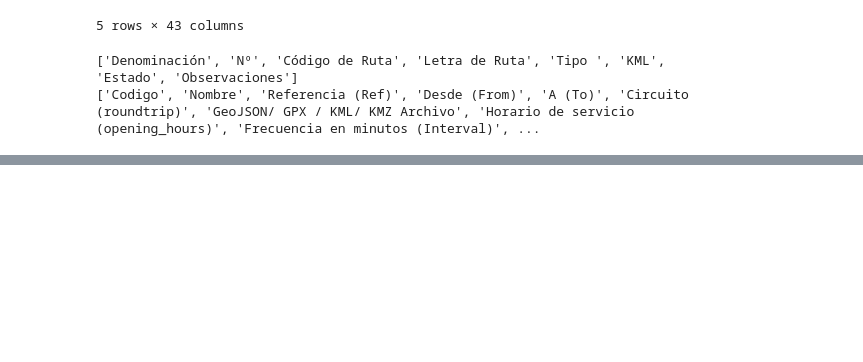
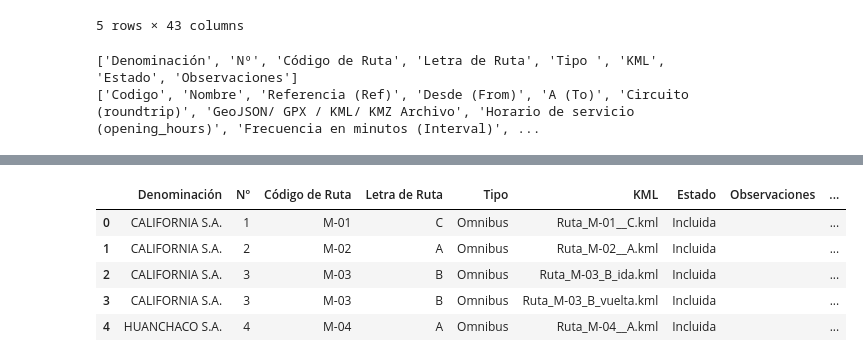
Before and after one commit to leoguti/route-compare, a Jupyter notebook: notebooks/notebooks00_setup.ipynb, the cells around one changed output, grey strips where cells are left out. Saved outputs shown, nothing was run; the diff lists cells and outputs as text; code cells hidden in the pictures; blank space fills up the shorter version.

```diff
--- a/notebooks/notebooks00_setup.ipynb
+++ b/notebooks/notebooks00_setup.ipynb
@@ -164,0 +633,84 @@ print(list(datos_2024_df.columns))
+# %%
+import difflib
+
+# Initialize empty lists to store the results
+match_status = []
+matched_codigo = []
+matched_nombre = []
+matched_operador = []
+suggestions = []
+
+# Define a similarity threshold for fuzzy matching
+similarity_threshold = 0.75
+
+# Create a dictionary for faster lookup of datos2024_norm data by normalized code
+datos2024_norm_dict = datos2024_norm.set_index('codigo_norm_2024').to_dict(orient='records')
+datos2024_norm_codes = datos2024_norm['codigo_norm_2024'].dropna().unique().tolist()
+
+# Iterate through each row of listado_v2_df
+for index, row in listado_v2_df.iterrows():
+    code_listado = row['codigo_norm_listado']
+
+    current_match_status = ''
+    current_matched_codigo = ''
+    current_matched_nombre = ''
+    current_matched_operador = ''
+    current_suggestion = ''
+
+    # 5a. Attempt an exact match
+    exact_match_df = datos2024_norm[datos2024_norm['codigo_norm_2024'] == code_listado]
+
+    if not exact_match_df.empty:
+        # 5b. If an exact match is found
+        current_match_status = 'MATCH_EXACTO'
+        # Take the first exact match if multiple exist (unlikely for unique codes, but good practice)
+        matched_row = exact_match_df.iloc[0]
+        current_matched_codigo = matched_row['Codigo']
+        current_matched_nombre = matched_row['Nombre']
+        current_matched_operador = matched_row['Operador (Operator)']
+        current_suggestion = '' # No suggestion needed for exact match
+    else:
+        # 5c. If no exact match is found, attempt a fuzzy match
+        best_similarity = 0
+        best_match_row = None
+
+        for code_2024 in datos2024_norm_codes:
+            if pd.isna(code_2024): # Skip NaN values in 2024 codes
+                continue
+            similarity = difflib.SequenceMatcher(a=code_listado, b=code_2024).ratio()
+            if similarity > best_similarity:
+                best_similarity = similarity
+                best_match_row = datos2024_norm[datos2024_norm['codigo_norm_2024'] == code_2024].iloc[0]
+
+        if best_similarity >= similarity_threshold:
+            # Fuzzy match found above threshold
+            current_match_status = 'MATCH_PARCIAL'
+            current_matched_codigo = best_match_row['Codigo']
+            current_matched_nombre = best_match_row['Nombre']
+            current_matched_operador = best_match_row['Operador (Operator)']
+            current_suggestion = f"Sugerido: {best_match_row['Codigo']} - {best_match_row['Nombre']}"
+        else:
+            # No reasonable match found
+            current_match_status = 'SIN_MATCH'
+            current_matched_codigo = ''
+            current_matched_nombre = ''
+            current_matched_operador = ''
+            current_suggestion = 'Sin sugerencia'
+
+    # Append results to lists
+    match_status.append(current_match_status)
+    matched_codigo.append(current_matched_codigo)
+    matched_nombre.append(current_matched_nombre)
+    matched_operador.append(current_matched_operador)
+    suggestions.append(current_suggestion)
+
+# Add the new columns to listado_v2_df
+listado_v2_df['match_status'] = match_status
+listado_v2_df['matched_codigo'] = matched_codigo
+listado_v2_df['matched_nombre'] = matched_nombre
+listado_v2_df['matched_operador'] = matched_operador
+listado_v2_df['suggestions'] = suggestions
+
+print("Matching process completed. Displaying head of listado_v2_df with new matching columns:")
+display(listado_v2_df.head())
+# %% [output]
@@ -164,0 +718,6 @@ print(list(datos_2024_df.columns))
+|  | Denominación | Nº | Código de Ruta | Letra de Ruta | Tipo | KML | Estado | Observaciones | ... |
+| 0 | CALIFORNIA S.A. | 1 | M-01 | C | Omnibus | Ruta_M-01__C.kml | Incluida |  | ... |
+| 1 | CALIFORNIA S.A. | 2 | M-02 | A | Omnibus | Ruta_M-02__A.kml | Incluida |  | ... |
+| 2 | CALIFORNIA S.A. | 3 | M-03 | B | Omnibus | Ruta_M-03_B_ida.kml | Incluida |  | ... |
+| 3 | CALIFORNIA S.A. | 3 | M-03 | B | Omnibus | Ruta_M-03_B_vuelta.kml | Incluida |  | ... |
+| 4 | HUANCHACO S.A. | 4 | M-04 | A | Omnibus | Ruta_M-04__A.kml | Incluida |  | ... |
```
Also changed, not shown: parts of 28 cells of this notebook.
